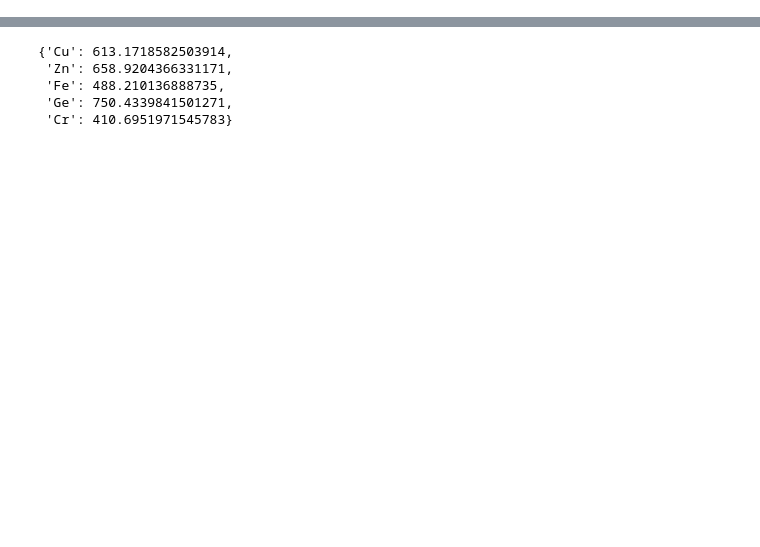
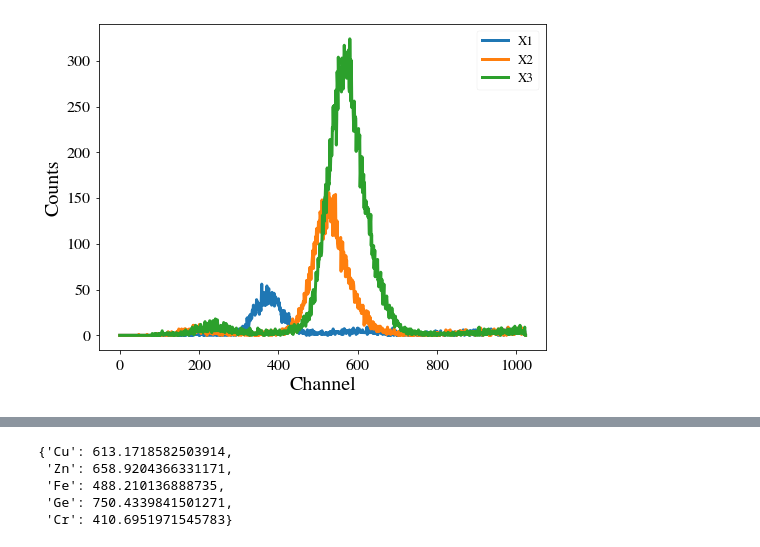
Before and after one commit to DickyChant/AdvNuclExp, a Jupyter notebook: Exp1/analysis/analysis.ipynb, the cells around one changed output, grey strips where cells are left out. Drawn from its saved outputs; the diff is of its cells as text; code cells hidden in the pictures; blank space fills up the shorter version.

```diff
--- a/Exp1/analysis/analysis.ipynb
+++ b/Exp1/analysis/analysis.ipynb
@@ -31,3 +52,12 @@ plt.legend()
+# %%
+for key in key2:
+    plt.plot(channel,data2[key],label = key)
+plt.legend()
+plt.xlabel("Channel")
+plt.ylabel("Counts")
+plt.savefig("../plot/Prediction.pdf")
+# %% [output]
+[figure, added]
 # %%
 for key in key3:
     plt.plot(channel,data3[key],label = key)
```
Also changed, not shown: parts of 29 cells of this notebook, 19 other files.
